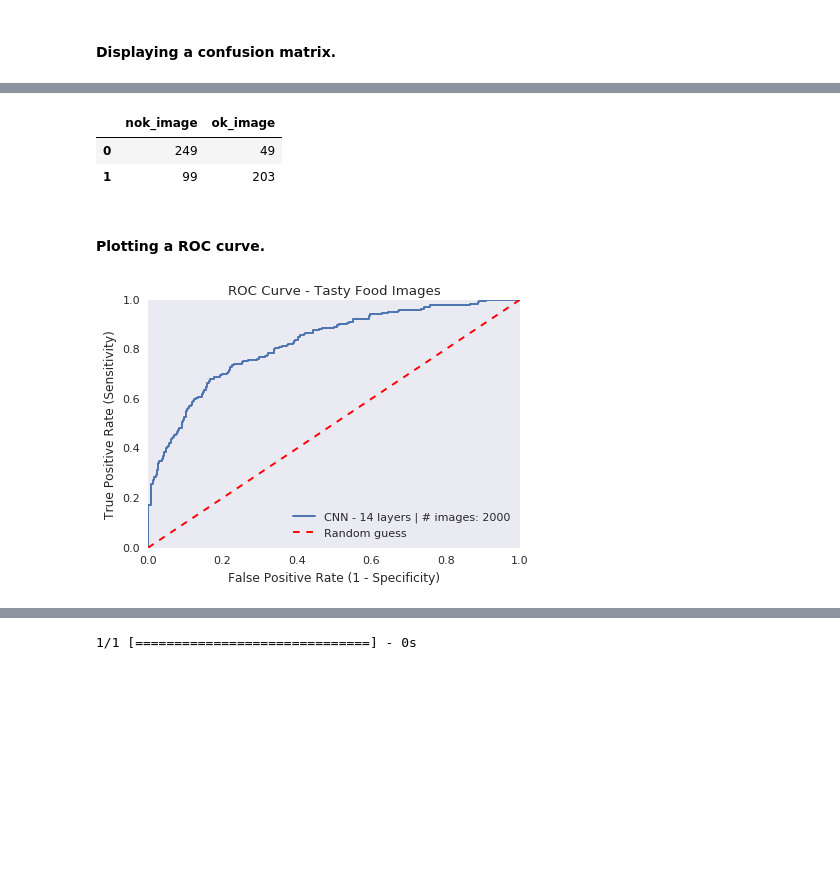
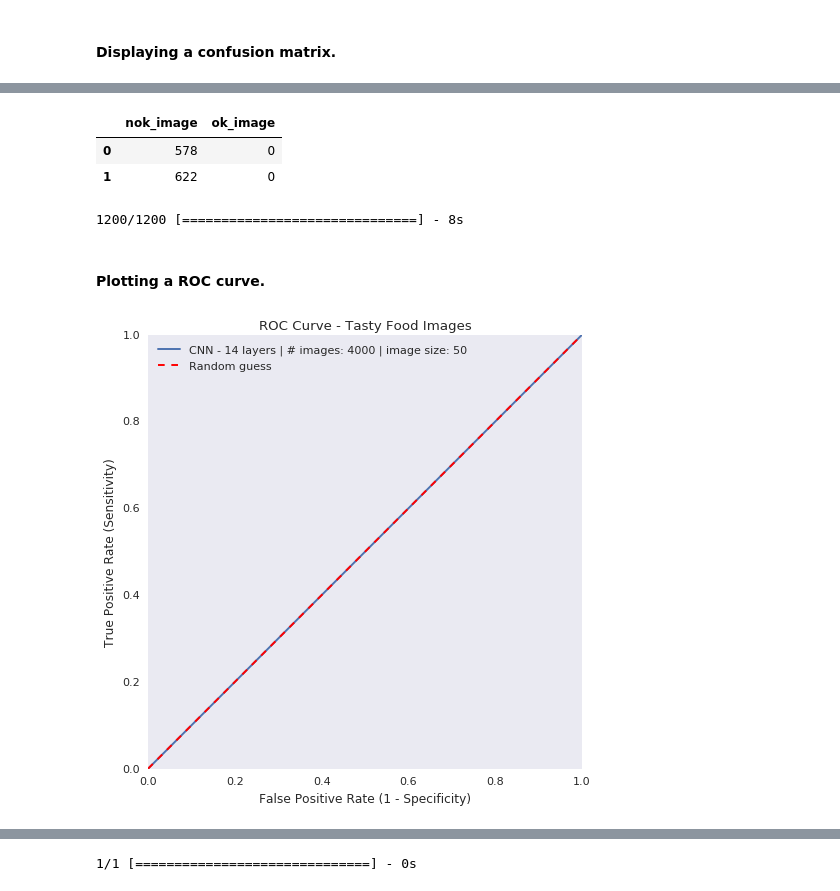
Before and after one commit to carlespoles/DSCI6051-student, a Jupyter notebook: tasty-images-CNN-model-2.ipynb, the cells around one changed output, grey strips where cells are left out. Saved outputs shown, nothing was run; the diff lists cells and outputs as text; code cells hidden in the pictures; blank space fills up the shorter version.

Commit message:
check model

```diff
--- a/tasty-images-CNN-model-2.ipynb
+++ b/tasty-images-CNN-model-2.ipynb
@@ -27,5 +29,5 @@ from matplotlib import pyplot as plt
 # %%
-with gzip.open('pre_processed_images/image_data_20000_25.txt.gz', 'rb') as f:
+with gzip.open('pre_processed_images/image_data_20000_50.txt.gz', 'rb') as f:
   X, y = pickle.load(f)
 # %% [markdown]
 #### Since we are not using a GPU, we will get a random sample from the OK and NOK images. We know the OK images are the first 10,000, the NOK ones the last 10,000.
@@ -38,7 +40,7 @@ X_ok = X[:10000]
 # %%
 X_nok = X[10000:]
 # %%
-ARRAY_SAMPLE = 1000
+ARRAY_SAMPLE = 2000
 # %% [markdown]
 #### We get a random sample of the OK images.
 # %%
@@ -75,5 +77,5 @@ y_test_sparse = np_utils.to_categorical(y_test, 2)
 # %%
-IMG_SIZE = 25
+IMG_SIZE = 50
 # %%
 model_1 = dl_functions.cnn_model_v_0(IMG_SIZE)
 # %%
@@ -99,5 +101,5 @@ Trainable params: 366,178.0
 Non-trainable params: 0.0
 _________________________________________________________________
 # %%
-model_1.fit(X_train, y_train_sparse, batch_size=128, epochs=40, verbose=1, validation_split=0.3)
+model_1.fit(X_train, y_train_sparse, batch_size=128, epochs=50, verbose=1, validation_split=0.3)
 # %% [output]
@@ -143,16 +147,19 @@ dl_functions.show_confusion_matrix(confusion_matrix(y_test, predicted_images), [
 pd.DataFrame(confusion_matrix(y_test, predicted_images),columns = ['nok_image','ok_image'])
 # %% [output]
 |  | nok_image | ok_image |
-| 0 | 249 | 49 |
-| 1 | 99 | 203 |
+| 0 | 578 | 0 |
+| 1 | 622 | 0 |
 # %%
 predictions_probability = model_1.predict_proba(X_test)
+# %% [output]
+1200/1200 [==============================] - 8s
 # %% [markdown]
 #### Plotting a ROC curve.
 # %%
-dl_functions.plot_roc(y_test, predictions_probability[:,1], "CNN - " + str(len(model_1.layers)) + " layers | # images: " + str(len(X_sample)), "Tasty Food Images")
+plt.figure(figsize=(7, 7))
+dl_functions.plot_roc(y_test, predictions_probability[:,1], "CNN - " + str(len(model_1.layers)) + " layers | # images: " + str(len(X_sample)) + " | image size: " + str(IMG_SIZE), "Tasty Food Images")
 # %% [output]
-[figure, old version]
+[figure, new version]
 # %% [markdown]
 ### Prediction using an image of Donald Trump.
 <img src='images/trump_1.jpg' />
```
Also changed, not shown: parts of 9 cells of this notebook.
